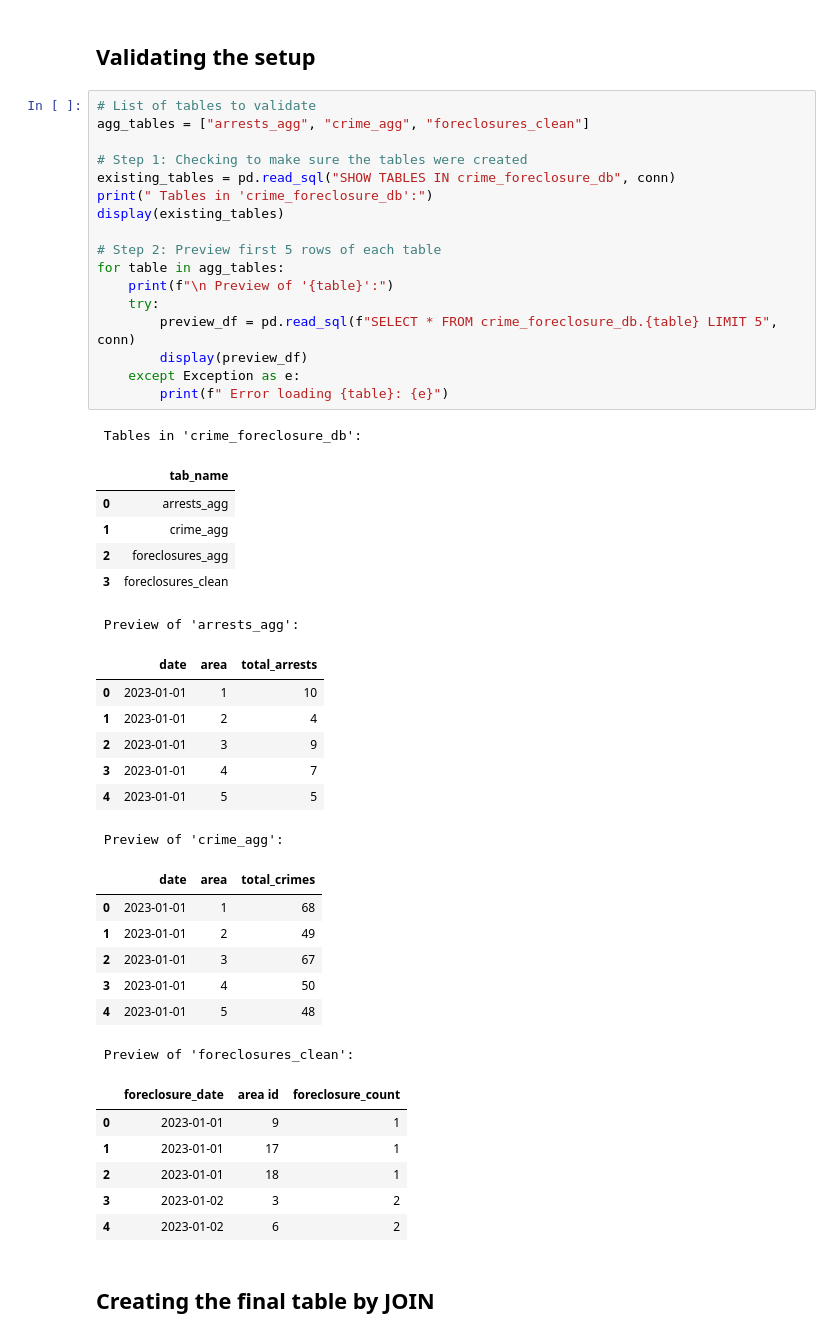
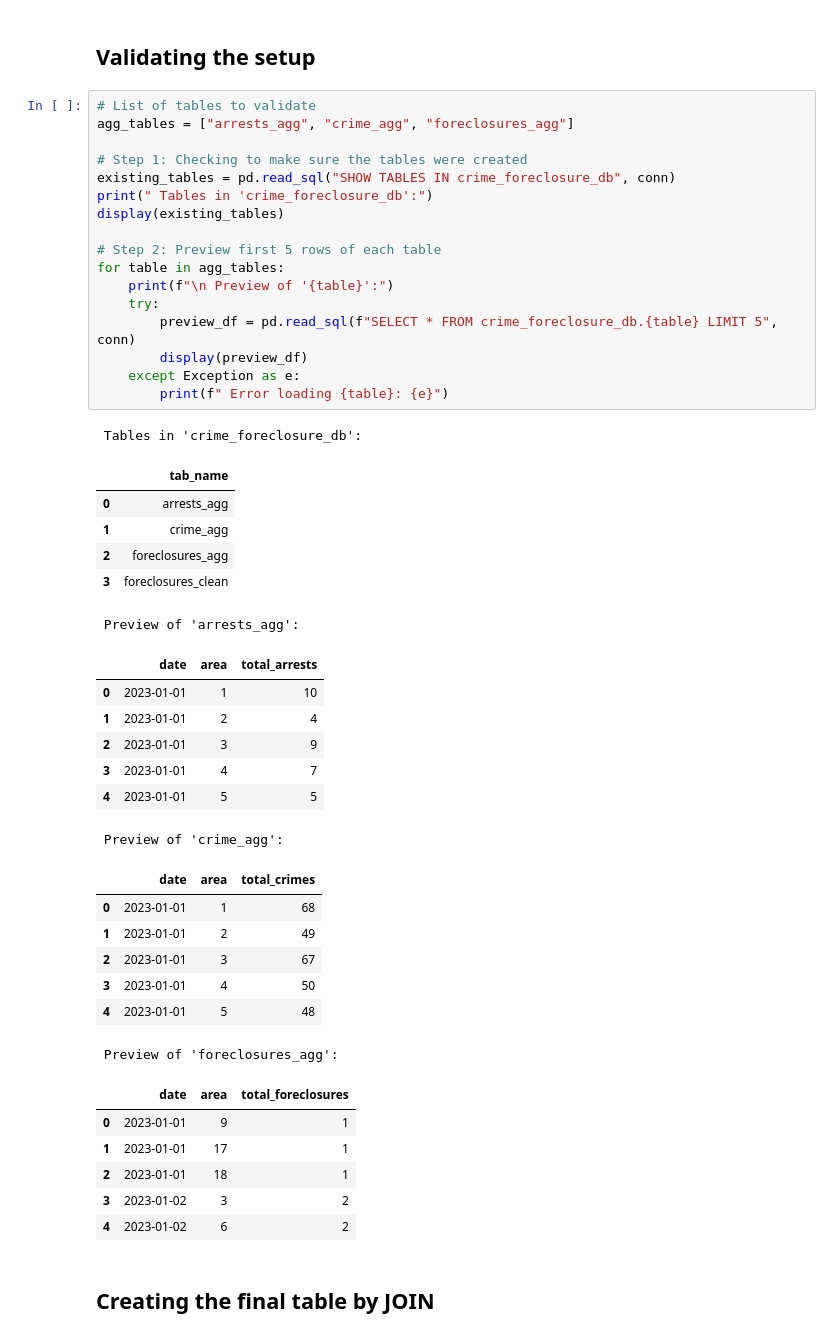
Before and after one commit to cploebell/ads-508-team-project, a Jupyter notebook: ads508_proj.ipynb, the cells around one changed output. Cells and saved outputs as stored; diff of their text form.

```diff
--- a/ads508_proj.ipynb
+++ b/ads508_proj.ipynb
@@ -861,7 +1257,7 @@ Table 'crime_agg' created.
 ## Validating the setup
 # %%
 # List of tables to validate
-agg_tables = ["arrests_agg", "crime_agg", "foreclosures_clean"]
+agg_tables = ["arrests_agg", "crime_agg", "foreclosures_agg"]
 
 # Step 1: Checking to make sure the tables were created
 existing_tables = pd.read_sql("SHOW TABLES IN crime_foreclosure_db", conn)
@@ -870,35 +1266,35 @@ display(existing_tables)
 
 # Step 2: Preview first 5 rows of each table
 for table in agg_tables:
     print(f"\n Preview of '{table}':")
     try:
         preview_df = pd.read_sql(f"SELECT * FROM crime_foreclosure_db.{table} LIMIT 5", conn)
         display(preview_df)
     except Exception as e:
         print(f" Error loading {table}: {e}")
 # %% [output]
  Tables in 'crime_foreclosure_db':
 |  | tab_name |
 | 0 | arrests_agg |
 | 1 | crime_agg |
 | 2 | foreclosures_agg |
 | 3 | foreclosures_clean |
  Preview of 'arrests_agg':
 |  | date | area | total_arrests |
 | 0 | 2023-01-01 | 1 | 10 |
 | 1 | 2023-01-01 | 2 | 4 |
 | 2 | 2023-01-01 | 3 | 9 |
 | 3 | 2023-01-01 | 4 | 7 |
 | 4 | 2023-01-01 | 5 | 5 |
  Preview of 'crime_agg':
 |  | date | area | total_crimes |
 | 0 | 2023-01-01 | 1 | 68 |
 | 1 | 2023-01-01 | 2 | 49 |
 | 2 | 2023-01-01 | 3 | 67 |
 | 3 | 2023-01-01 | 4 | 50 |
 | 4 | 2023-01-01 | 5 | 48 |
- Preview of 'foreclosures_clean':
+ Preview of 'foreclosures_agg':
-|  | foreclosure_date | area id | foreclosure_count |
+|  | date | area | total_foreclosures |
 | 0 | 2023-01-01 | 9 | 1 |
 | 1 | 2023-01-01 | 17 | 1 |
 | 2 | 2023-01-01 | 18 | 1 |
```
Also changed, not shown: parts of 57 cells of this notebook.
